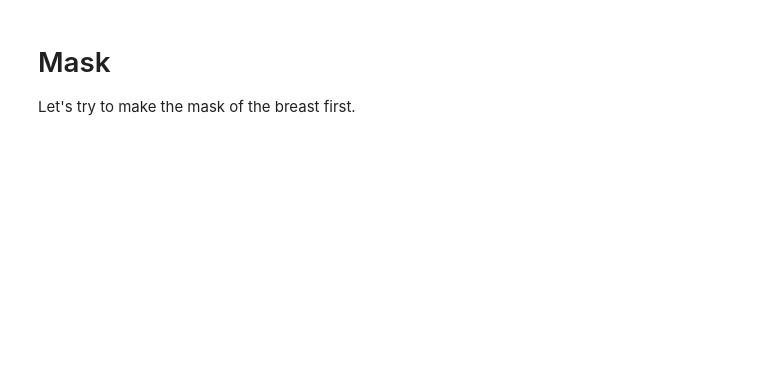
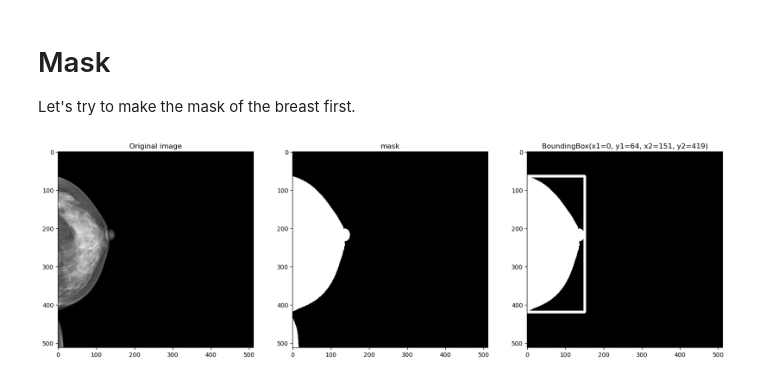
Before and after one commit to Likalto4/diffusion-models_master, a Jupyter notebook: generation/inpainting/brainstorming.ipynb, the cells around one changed output. Cells and saved outputs as stored; diff of their text form; code cells hidden in the pictures; blank space fills up the shorter version.

```diff
--- a/generation/inpainting/brainstorming.ipynb
+++ b/generation/inpainting/brainstorming.ipynb
@@ -19,10 +24,17 @@ import omidb
 Let's try to make the mask of the breast first.
 # %%
 def get_normal_BBox(image):
-    img = cv.threshold(image, 0, 255, cv.THRESH_BINARY)[1]
-    #plot.imshow(img,'gray')
-    #plot.show() # display binary image
-    nb_components, output, stats, centroids = cv.connectedComponentsWithStats(img, connectivity=4)
+    """This function returns the mask of the breast, as well as the boudnig box that encopasses it.
+
+    Args:
+        image (np.array): image as array
+
+    Returns:
+        omidb.bbox, np.array: returns omidb.box and mask image as np.arrays
+    """
+
+    mask = cv.threshold(image, 0, 255, cv.THRESH_BINARY)[1]
+    nb_components, output, stats, _ = cv.connectedComponentsWithStats(mask, connectivity=4)
     sizes = stats[:, -1]
     max_label = 1
     max_size = sizes[1]
@@ -32,11 +44,11 @@ def get_normal_BBox(image):
             max_size = sizes[i]
     img2 = np.zeros(output.shape,dtype=np.uint8)
     img2[output == max_label] = 255
-    contours, hierarchy = cv.findContours(img2,cv.RETR_TREE,cv.CHAIN_APPROX_NONE)
+    contours, _ = cv.findContours(img2,cv.RETR_TREE,cv.CHAIN_APPROX_NONE)
     cnt = contours[0]
     aux_im = img2
     x,y,w,h = cv.boundingRect(cnt)
     cv.rectangle(aux_im,(x,y),(x+w,y+h),(255,0,0),5)
     out_bbox = omidb.mark.BoundingBox(x, y, x+w, y+h)
 
-    return out_bbox, img2 # returns bounding box and mask image.
+    return out_bbox, img2, mask # returns bounding box and mask image.
@@ -45,0 +55,24 @@ images_directory = repo_path
+# %%
+# we use the healthy images
+images_directory = repo_path / 'data/vindr-mammo/images/siemens15k_RGB_healthy'
+# get filenames of png files
+filenames = [f for f in os.listdir(images_directory) if f.endswith('.png')]
+
+# get the first image
+filename = filenames[2]
+# read image
+image = cv.imread(str(images_directory / filename))[:,:,0] # one channel
+# get bounding box
+bbox, image_box, mask = get_normal_BBox(image)
+
+# plot
+fig, ax = plt.subplots(1,3,figsize=(20,10))
+ax[0].imshow(image,'gray')
+ax[0].set_title('Original image')
+ax[1].imshow(mask,'gray')
+ax[1].set_title('mask')
+ax[2].imshow(image_box,'gray')
+ax[2].set_title(f'{bbox}')
+plt.show()
+# %% [output]
+[figure, added]
```
Also changed, not shown: parts of 15 cells of this notebook, 2 other files.
